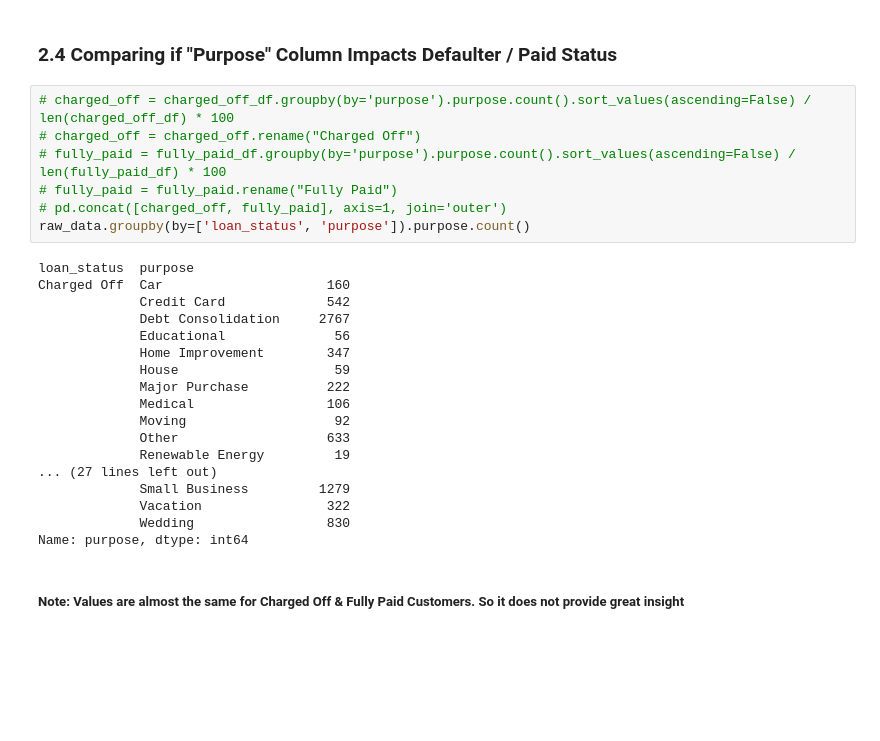
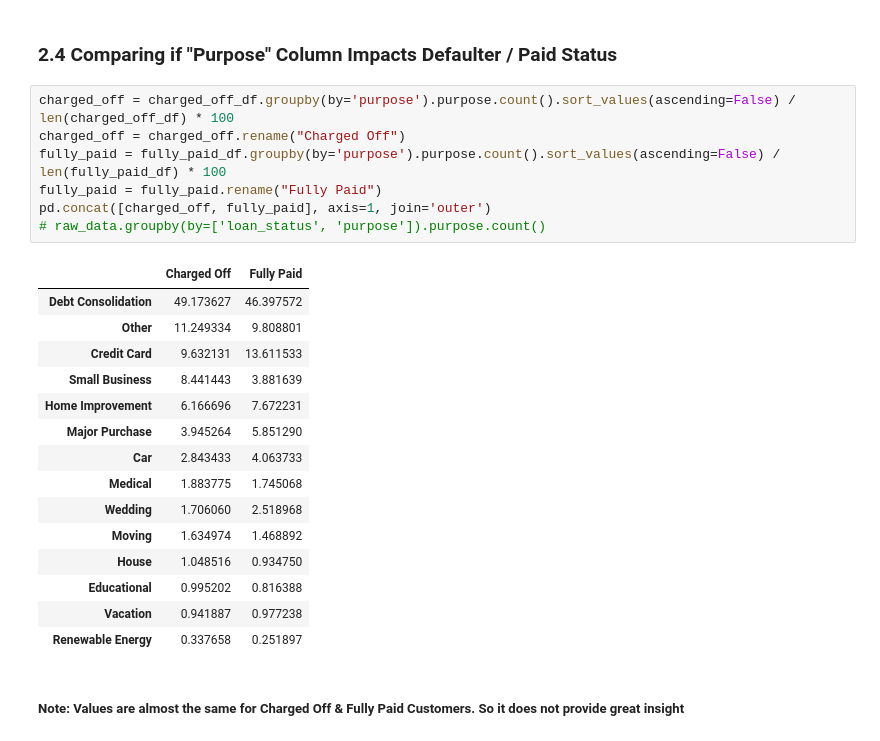
Before and after one commit to akshaykadam100/Lending-Club-Case-Study, a Jupyter notebook: Group_Facilitator_Name_V2.ipynb, the cells around one changed output. Drawn from its saved outputs; the diff is of its cells as text; blank space fills up the shorter version.

```diff
--- a/Group_Facilitator_Name_V2.ipynb
+++ b/Group_Facilitator_Name_V2.ipynb
@@ -255,30 +225,28 @@ Name: verification_status, dtype: int64
 # %% [markdown]
 ### 2.4 Comparing if "Purpose" Column Impacts Defaulter / Paid Status
 # %%
-# charged_off = charged_off_df.groupby(by='purpose').purpose.count().sort_values(ascending=False) / len(charged_off_df) * 100
-# charged_off = charged_off.rename("Charged Off")
-# fully_paid = fully_paid_df.groupby(by='purpose').purpose.count().sort_values(ascending=False) / len(fully_paid_df) * 100
-# fully_paid = fully_paid.rename("Fully Paid")
-# pd.concat([charged_off, fully_paid], axis=1, join='outer')
-raw_data.groupby(by=['loan_status', 'purpose']).purpose.count()
+charged_off = charged_off_df.groupby(by='purpose').purpose.count().sort_values(ascending=False) / len(charged_off_df) * 100
+charged_off = charged_off.rename("Charged Off")
+fully_paid = fully_paid_df.groupby(by='purpose').purpose.count().sort_values(ascending=False) / len(fully_paid_df) * 100
+fully_paid = fully_paid.rename("Fully Paid")
+pd.concat([charged_off, fully_paid], axis=1, join='outer')
+# raw_data.groupby(by=['loan_status', 'purpose']).purpose.count()
 # %% [output]
-loan_status  purpose
-Charged Off  Car                     160
-             Credit Card             542
-             Debt Consolidation     2767
-             Educational              56
-             Home Improvement        347
-             House                    59
-             Major Purchase          222
-             Medical                 106
-             Moving                   92
-             Other                   633
-             Renewable Energy         19
-... (27 lines left out)
-             Small Business         1279
-             Vacation                322
-             Wedding                 830
-Name: purpose, dtype: int64
+|  | Charged Off | Fully Paid |
+| Debt Consolidation | 49.173627 | 46.397572 |
+| Other | 11.249334 | 9.808801 |
+| Credit Card | 9.632131 | 13.611533 |
+| Small Business | 8.441443 | 3.881639 |
+| Home Improvement | 6.166696 | 7.672231 |
+| Major Purchase | 3.945264 | 5.851290 |
+| Car | 2.843433 | 4.063733 |
+| Medical | 1.883775 | 1.745068 |
+| Wedding | 1.706060 | 2.518968 |
+| Moving | 1.634974 | 1.468892 |
+| House | 1.048516 | 0.934750 |
+| Educational | 0.995202 | 0.816388 |
+| Vacation | 0.941887 | 0.977238 |
+| Renewable Energy | 0.337658 | 0.251897 |
 # %% [markdown]
 ##### Note: Values are almost the same for Charged Off & Fully Paid Customers. So it does not provide great insight
 # %% [markdown]
```
Also changed, not shown: parts of 4 cells of this notebook.
